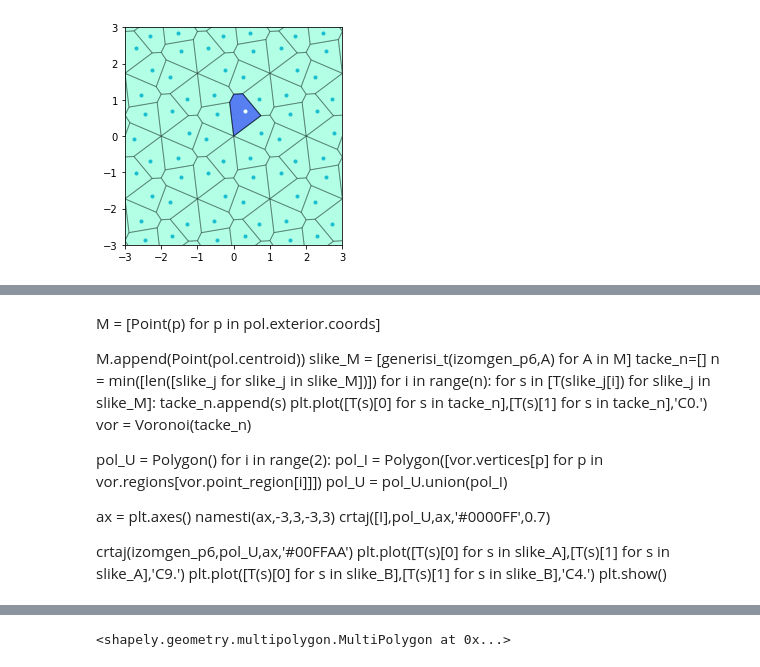
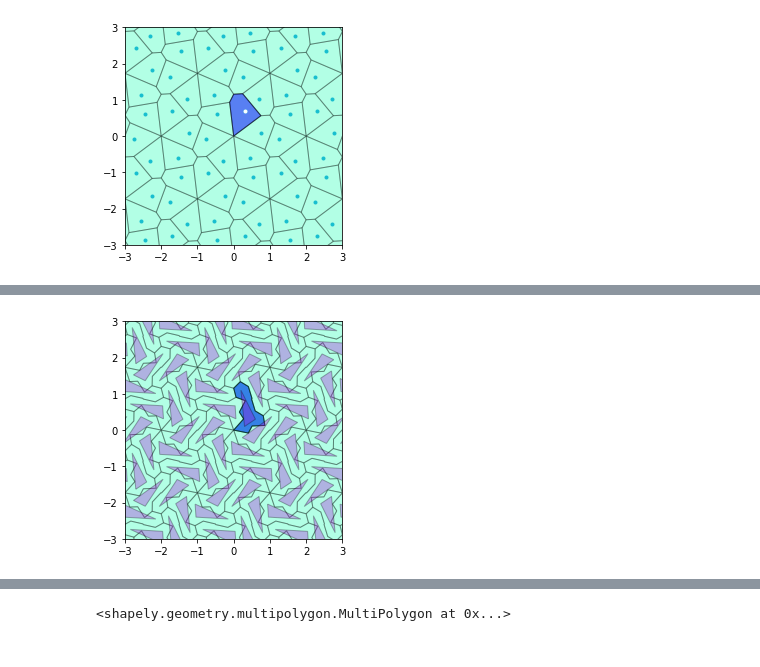
Before and after one commit to marinavas/poplocavanje, a Jupyter notebook: diagram.ipynb, the cells around one changed output, grey strips where cells are left out. Drawn from its saved outputs; the diff is of its cells as text; code cells hidden in the pictures.

Commit message:
voronoi 3.0 - generisanje niza tacaka i plocice

```diff
--- a/diagram.ipynb
+++ b/diagram.ipynb
@@ -151,27 +149,11 @@ plt.show()
-# %% [markdown]
-M = [Point(p) for p in pol.exterior.coords]
-
-M.append(Point(pol.centroid))
-slike_M = [generisi_t(izomgen_p6,A) for A in M]
-tacke_n=[]
-n = min([len([slike_j for slike_j in slike_M])])
-for i in range(n):
-    for s in [T(slike_j[i]) for slike_j in slike_M]:
-        tacke_n.append(s)
-plt.plot([T(s)[0] for s in tacke_n],[T(s)[1] for s in tacke_n],'C0.')
-vor = Voronoi(tacke_n)
-
-pol_U = Polygon()
-for i in range(2):
-    pol_I = Polygon([vor.vertices[p] for p in vor.regions[vor.point_region[i]]])
-    pol_U = pol_U.union(pol_I)
-
-ax = plt.axes()
-namesti(ax,-3,3,-3,3)
-crtaj([I],pol_U,ax,'#0000FF',0.7)
-
-
-crtaj(izomgen_p6,pol_U,ax,'#00FFAA')
-plt.plot([T(s)[0] for s in slike_A],[T(s)[1] for s in slike_A],'C9.')
-plt.plot([T(s)[0] for s in slike_B],[T(s)[1] for s in slike_B],'C4.')
-plt.show()
+# %%
+ax = plt.axes()
+namesti(ax,-3,3,-3,3)
+crtaj([I],pol_U,ax,'#0000FF',0.7)
+
+
+crtaj(izomgen_p6,pol_U,ax,'#00FFAA')
+crtaj(izomgen_p6, pol, ax)
+plt.show()
+# %% [output]
+[figure, added]
```
Also changed, not shown: parts of 4 cells of this notebook.
